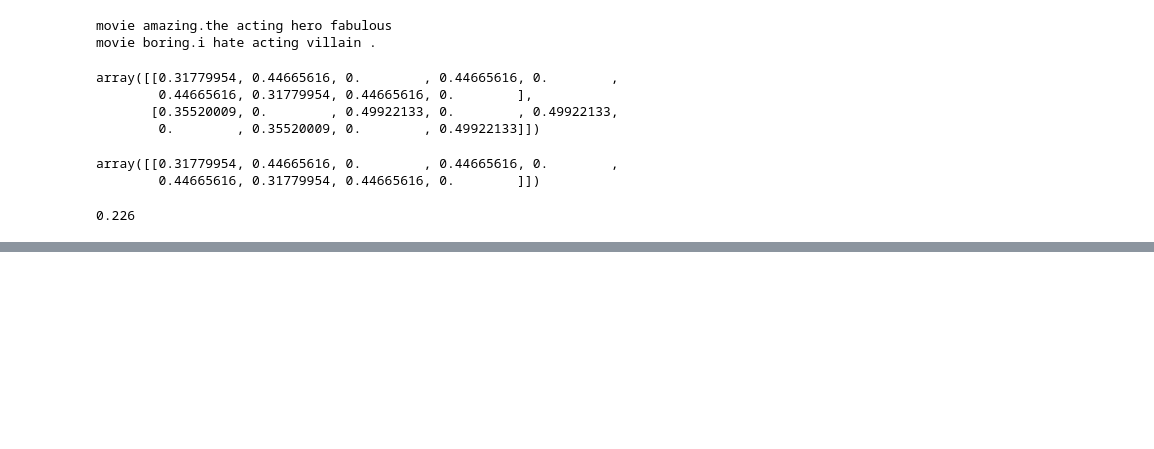
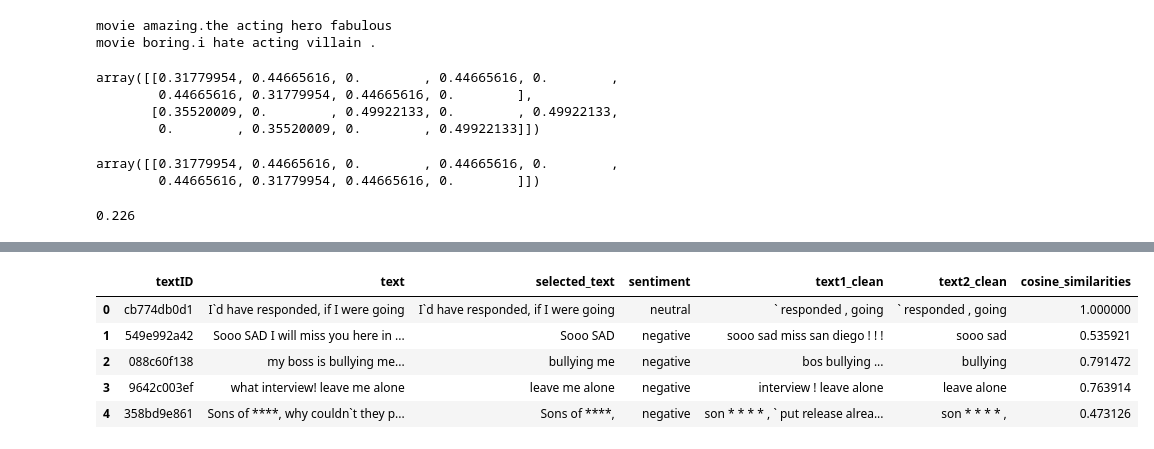
Before and after one commit to divyasrimandadi/ExcelR-Training, a Jupyter notebook: cosine_similarity.ipynb, the cells around one changed output, grey strips where cells are left out. Cells and saved outputs as stored; diff of their text form; code cells hidden in the pictures; blank space fills up the shorter version.

```diff
--- a/cosine_similarity.ipynb
+++ b/cosine_similarity.ipynb
@@ -68,0 +75,4 @@ print(round(cosine_sim,3))
+# %%
+import pandas as pd
+df=pd.read_csv('/content/drive/MyDrive/train.csv')
+df.head()
@@ -68,0 +106,11 @@ print(round(cosine_sim,3))
+# %%
+cosine_=cosine_similarity(m1,m2)
+df['cosine_similarities']=cosine_.diagonal()
+df.head()
+# %% [output]
+|  | textID | text | selected_text | sentiment | text1_clean | text2_clean | cosine_similarities |
+| 0 | cb774db0d1 | I`d have responded, if I were going | I`d have responded, if I were going | neutral | ` responded , going | ` responded , going | 1.000000 |
+| 1 | 549e992a42 | Sooo SAD I will miss you here in ... | Sooo SAD | negative | sooo sad miss san diego ! ! ! | sooo sad | 0.535921 |
+| 2 | 088c60f138 | my boss is bullying me... | bullying me | negative | bos bullying ... | bullying | 0.791472 |
+| 3 | 9642c003ef | what interview! leave me alone | leave me alone | negative | interview ! leave alone | leave alone | 0.763914 |
+| 4 | 358bd9e861 | Sons of ****, why couldn`t they p... | Sons of ****, | negative | son * * * * , ` put release alrea... | son * * * * , | 0.473126 |
```
Also changed, not shown: parts of 9 cells of this notebook.
